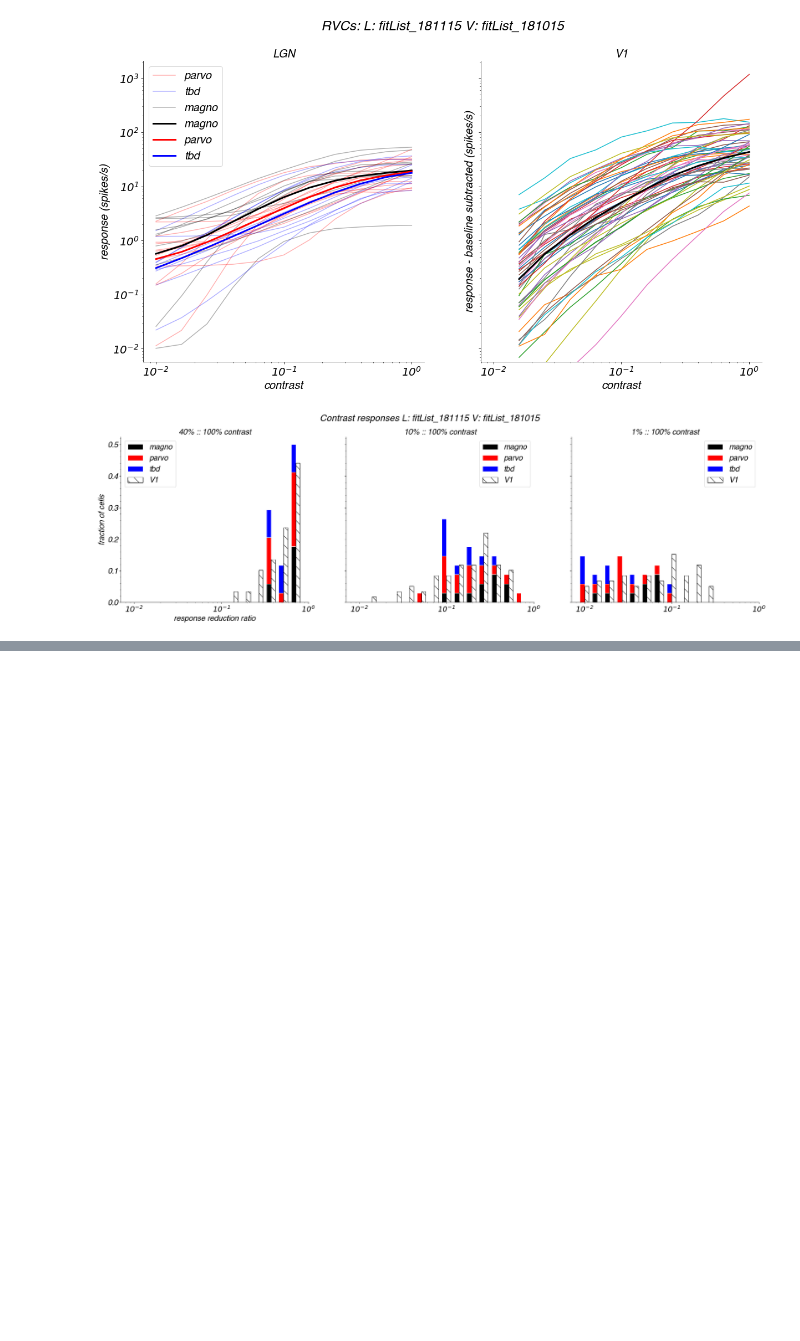
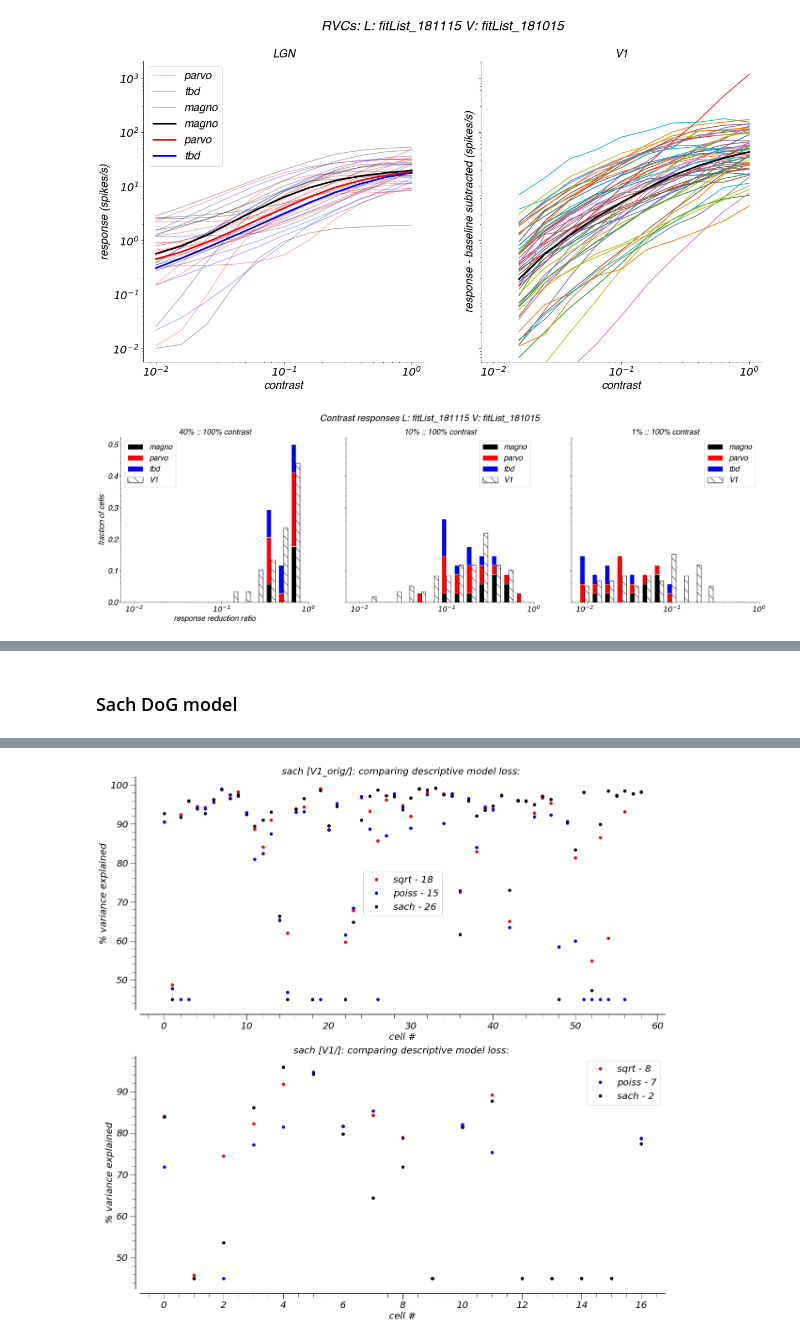
Before and after one commit to paul-levy/SF-diversity, a Jupyter notebook: modCompare.ipynb, the cells around one changed output, grey strips where cells are left out. Cells and saved outputs as stored; diff of their text form; code cells hidden in the pictures; blank space fills up the shorter version.

```diff
--- a/modCompare.ipynb
+++ b/modCompare.ipynb
@@ -774,0 +1095,78 @@ pdf.close()
+# %% [markdown]
+### Sach DoG model
+# %%
+modInd = 1; # sach
+expKeys = expDirs;
+# for now, we are evaluating only for single gratings, high contrast; these indices give us that
+disp = 0;
+con = -1;
+
+loss_type = [];
+loss_name = [];
+clrs = ['r', 'b', 'k']
+expl_cut = 45; # i.e. X% explained becomes X% on the plots (i.e. ploting range is [x, 100])
+
+# ASSUMPTION: all experiments (i.e. directories) have dfits with the same attempted loss functions
+ls_keys = np.fromiter(all_fits[expKeys[0]][modInd].keys(), dtype=np.int32)
+conds = [(exp, ls) for exp in expKeys for ls in ls_keys]
+
+### Get the varExpl
+sch_varExpl = dict();
+for c_i in conds:
+    expKey = c_i[0];
+    ls = c_i[1];
+    # bad nesting...?
+    ls_ind = np.where(ls_keys == ls)[0][0];
+    curr = all_fits[expKey][modInd][ls];
+
+    loss_type = ls;
+    loss_name = curr['loss'];
+    varExplMain = [curr['varExpl'][i][disp][con] for i in range(len(curr['varExpl']))]
+
+    if expKey not in sch_varExpl:
+        sch_varExpl[expKey] = np.zeros((len(ls_keys, )), dtype='O');
+    sch_varExpl[expKey][ls_ind] = varExplMain;
+
+### Determine the winners
+
+wins = dict();
+for k in expKeys:
+    curr_vE = [sch_varExpl[k][i] for i in range(len(sch_varExpl[k]))]
+    curr_win = np.argmax(curr_vE, axis=0)
+    bins = np.arange(len(curr_vE)+1)
+    flat_winner = np.histogram(curr_win, bins=bins)[0];
+    wins[k] = flat_winner;
+
+### Plot
+f, ax = plt.subplots(2, 1, figsize=(20, 20));
+
+for c_i in conds:
+
+
+    expKey = c_i[0];
+    ls = c_i[1];
+
+    if expKey == expDirs[0]:
+        pltInd = 0;
+    else:
+        pltInd = 1;
+
+    loss_name = all_fits[expKey][modInd][ls]['loss'];
+    ls_ind = np.where(ls_keys == ls)[0][0];
+#     print(c_i, ls_ind, pltInd)
+
+    if ls == ls_keys[0]:
+        ax[pltInd].set_title('%s [%s]: comparing descriptive model loss: ' % (hf.descrMod_name(modInd), expKey))
+        sns.despine(offset=10)
+        ax[pltInd].set_xlabel('cell #')
+        ax[pltInd].set_ylabel('% variance explained')
+
+    ax[pltInd].plot(np.clip(sch_varExpl[expKey][ls_ind], a_min=expl_cut, a_max=100), 'o', color=clrs[ls_ind], label='%s - %d' % (loss_name, wins[expKey][ls_ind]))
+    print(wins[expKey][ls_ind])
+    ax[pltInd].legend()
+
+# now save
+pdf = pltSave.PdfPages(str(save_loc + 'descrSach.pdf'))
+pdf.savefig(f, bbox_inches="tight")
+pdf.close()
+# %% [output]
@@ -774,0 +1179 @@ pdf.close()
+[figure, added]
```
Also changed, not shown: parts of 44 cells of this notebook, 3 other files.
